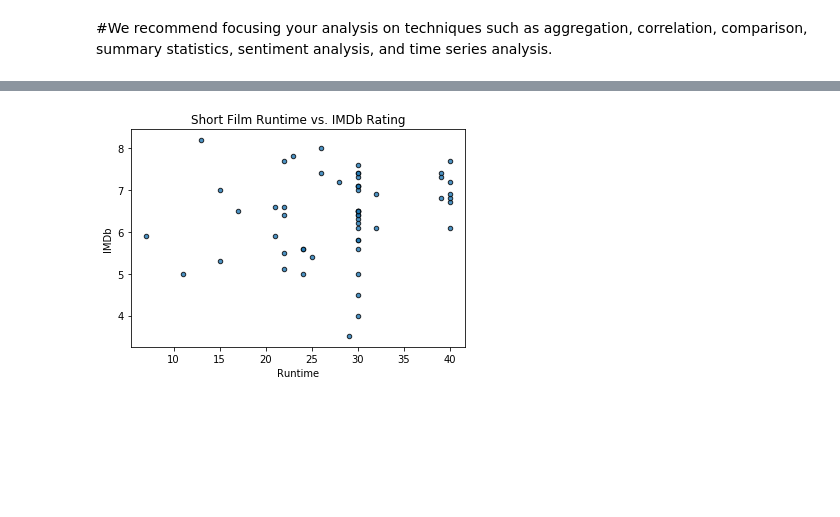
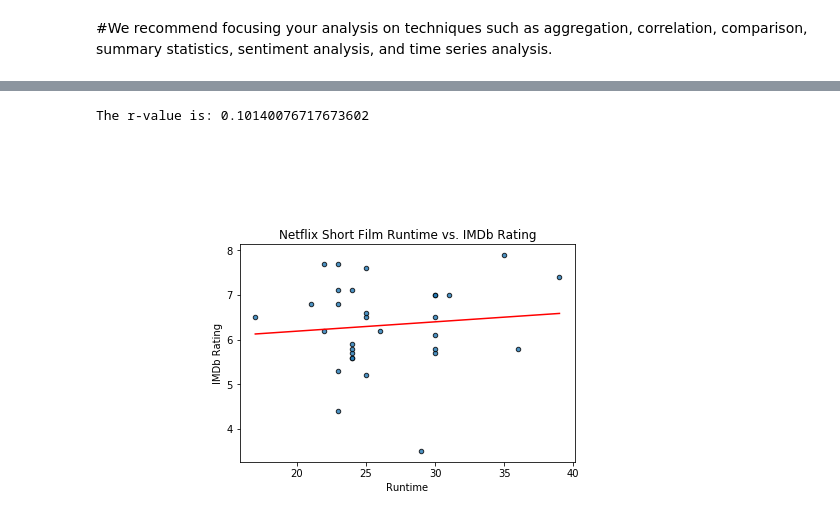
Before and after one commit to tracygoznikar/Project-1, a Jupyter notebook: Runtime Analysis/RuntimeAnalysis - data analysis.ipynb, the cells around one changed output, grey strips where cells are left out. Drawn from its saved outputs; the diff is of its cells as text; code cells hidden in the pictures; blank space fills up the shorter version.

Commit message:
Adds Runtime Analysis with linear regression and some plotly

```diff
--- a/Runtime Analysis/RuntimeAnalysis - data analysis.ipynb
+++ b/Runtime Analysis/RuntimeAnalysis - data analysis.ipynb
@@ -38,7 +38,8 @@ sorted_index_df.head()
 # %%
 #Convert Rotten Tomatoes dtype from object to float
 
-sorted_index_df['Rotten Tomatoes'].dtype
-sorted_index_df['Rotten Tomatoes']=sorted_index_df['Rotten Tomatoes'].apply(lambda x: x.strip('%')).astype(float)
+# sorted_index_df['Rotten Tomatoes'].dtype
+# sorted_index_df['Rotten Tomatoes']=sorted_index_df['Rotten Tomatoes'].apply(lambda x: x.strip('%')).astype(float)
 
-sorted_index_df.head()
+# sorted_index_df.head()
+sorted_index_df = sorted_index_df.drop([0])
@@ -103,4 +133,6 @@ plt.show()
 bin_df.head()
 shortfilm_df=bin_df.loc[bin_df["Category"]=="Short Film"]
 shortfilm_df.head()
+short_netflix_df = shortfilm_df.loc[shortfilm_df['Netflix']==1]
+short_netflix_df.head()
 # %% [output]
@@ -113,12 +145,26 @@ shortfilm_df.head()
 # %%
-shortfilm_df.plot.scatter(x="Runtime",
+short_netflix_df.plot.scatter(x="Runtime",
                           y="IMDb", edgecolors="black",
                           facecolors='lightblue', alpha=0.8)
-plt.title("Short Film Runtime vs. IMDb Rating")
+plt.title("Netflix Short Film Runtime vs. IMDb Rating")
 
 #plot_linear_regression(x,y, 'IMDb')
+x_values = short_netflix_df["Runtime"]
+y_values = short_netflix_df["IMDb"]
+(slope, intercept, rvalue, pvalue, stderr) = linregress(x_values,y_values)
+regress_values = x_values * slope +intercept
+line_eq = "y=" + str(round(slope,2)) + "x+"+str(round(intercept,2))
+#plt.scatter(x_values, y_values)
+plt.plot(x_values,regress_values,"r-")
+plt.annotate(line_eq,(6,10),fontsize=15,color="red") #####WHY EQUATION NOT SHOWING UP:?:######
+plt.xlabel('Runtime')
+plt.ylabel('IMDb Rating')
 plt.tight_layout
-plt.savefig("Images/ShortFilmRuntimeVSIMDb.png")
+print(f"The r-value is: {rvalue}") #low correlation
+
+plt.tight_layout
+plt.savefig("Images/NetflixShortFilmRuntimeVSIMDb.png")
 plt.show()
 # %% [output]
+The r-value is: 0.10140076717673602
-[figure, old version]
+[figure, new version]
```
Also changed, not shown: parts of 24 cells of this notebook, 10 other files.
